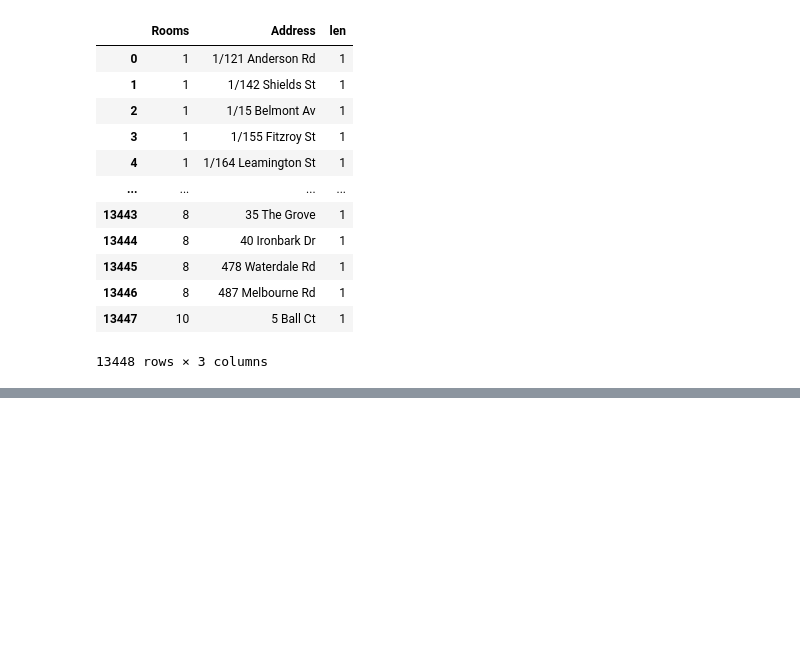
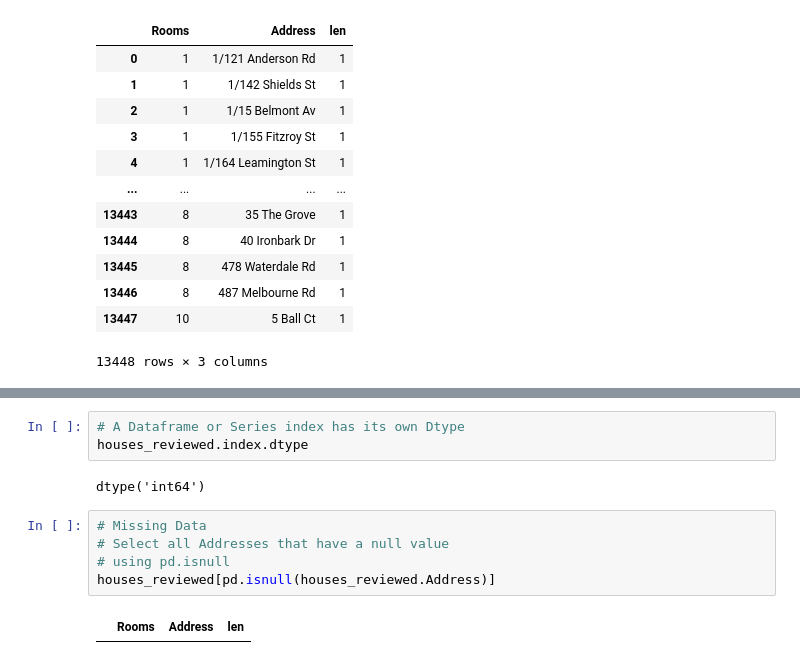
Before and after one commit to enzonjagi/machineLearning_notebooks, a Jupyter notebook: pandastut.ipynb, the cells around one changed output, grey strips where cells are left out. Saved outputs shown, nothing was run; the diff lists cells and outputs as text; blank space fills up the shorter version.

```diff
--- a/pandastut.ipynb
+++ b/pandastut.ipynb
@@ -566,0 +597,12 @@ houses_reviewed.sort_values(by=['Rooms', 'len'])
+# %%
+# A Dataframe or Series index has its own Dtype
+houses_reviewed.index.dtype
+# %% [output]
+dtype('int64')
+# %%
+# Missing Data
+# Select all Addresses that have a null value
+# using pd.isnull
+houses_reviewed[pd.isnull(houses_reviewed.Address)]
+# %% [output]
+|  | Rooms | Address | len |
```
Also changed, not shown: parts of 11 cells of this notebook.
